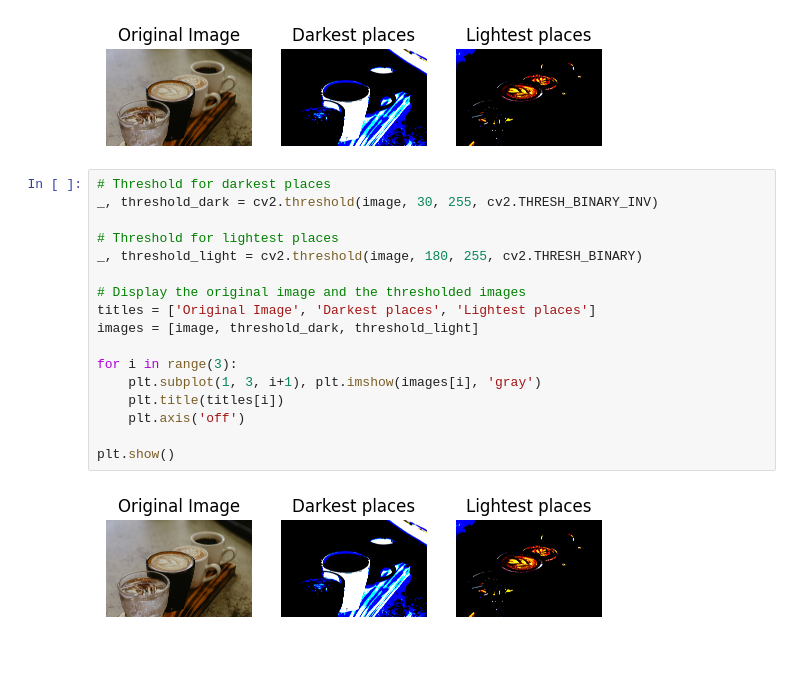
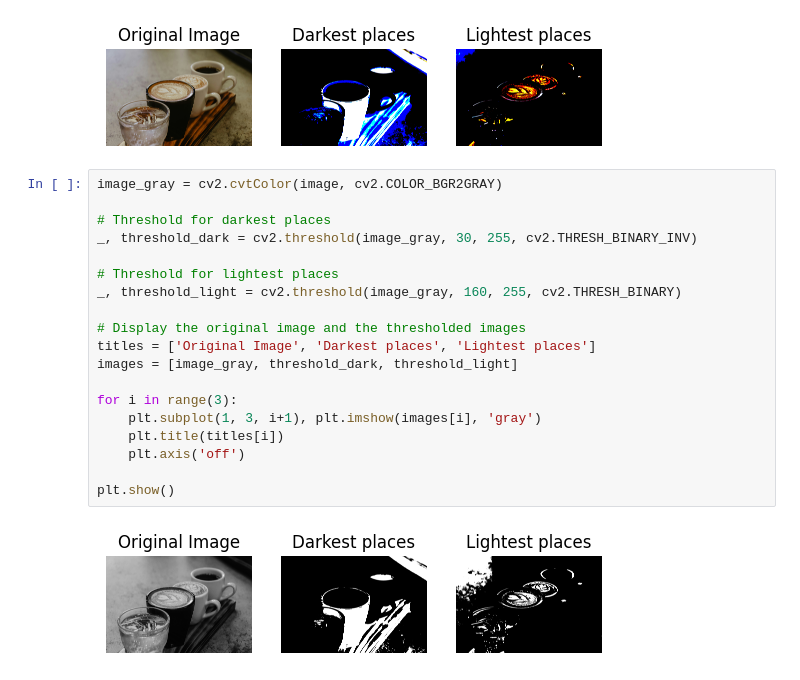
Before and after one commit to miroslav-matejovsky/experiments-with-opencv, a Jupyter notebook: notebook.ipynb, the cells around one changed output. Saved outputs shown, nothing was run; the diff lists cells and outputs as text.

```diff
--- a/notebook.ipynb
+++ b/notebook.ipynb
@@ -26,22 +26,24 @@ plt.show()
 # %% [output]
 [figure]
 # %%
+image_gray = cv2.cvtColor(image, cv2.COLOR_BGR2GRAY)
+
 # Threshold for darkest places
-_, threshold_dark = cv2.threshold(image, 30, 255, cv2.THRESH_BINARY_INV)
+_, threshold_dark = cv2.threshold(image_gray, 30, 255, cv2.THRESH_BINARY_INV)
 
 # Threshold for lightest places
-_, threshold_light = cv2.threshold(image, 180, 255, cv2.THRESH_BINARY)
+_, threshold_light = cv2.threshold(image_gray, 160, 255, cv2.THRESH_BINARY)
 
 # Display the original image and the thresholded images
 titles = ['Original Image', 'Darkest places', 'Lightest places']
-images = [image, threshold_dark, threshold_light]
+images = [image_gray, threshold_dark, threshold_light]
 
 for i in range(3):
     plt.subplot(1, 3, i+1), plt.imshow(images[i], 'gray')
     plt.title(titles[i])
     plt.axis('off')
 
 plt.show()
 # %% [output]
-[figure, old version]
+[figure, new version]
 # %%
```
Also changed, not shown: parts of 1 cell of this notebook.
